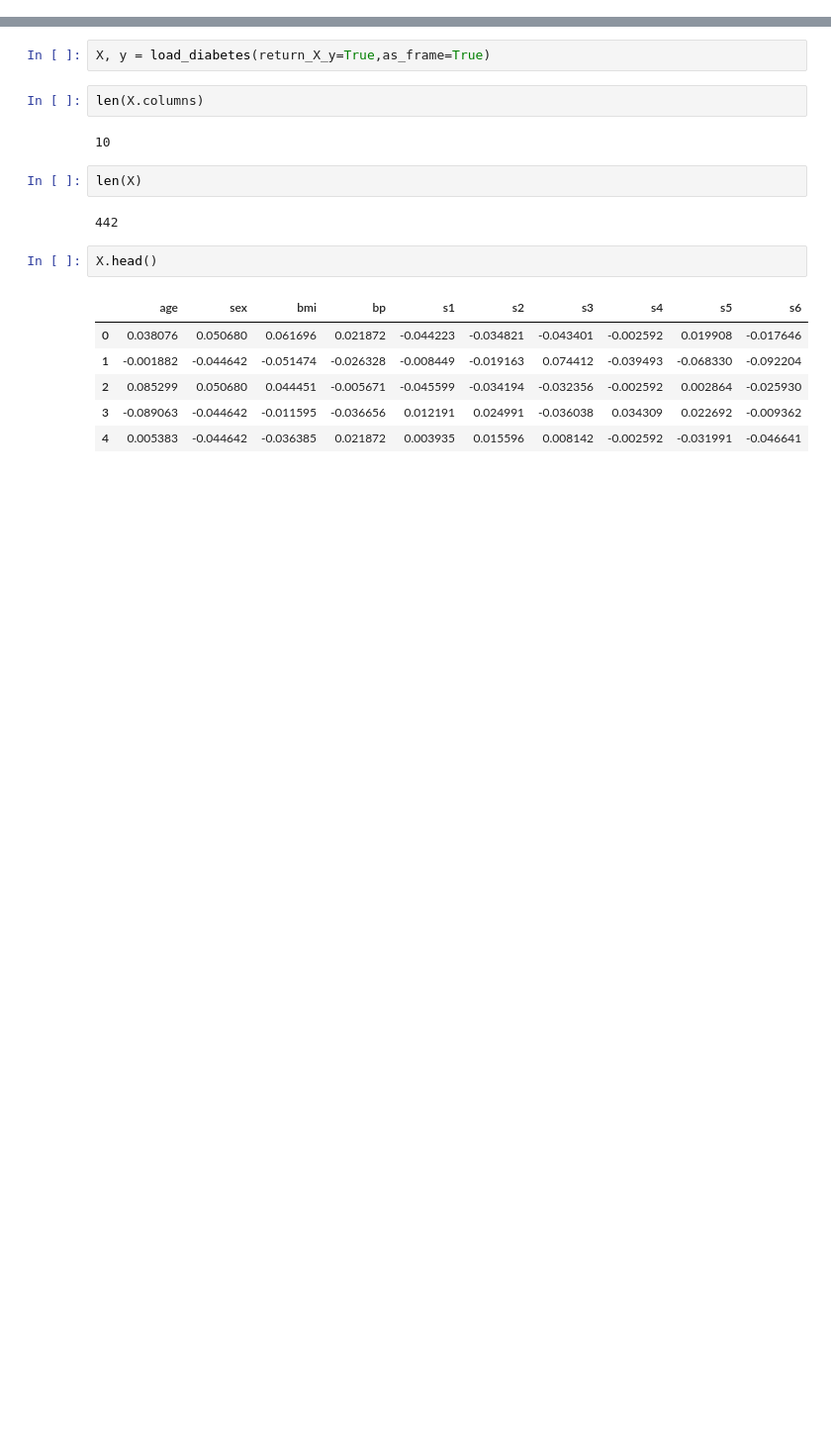
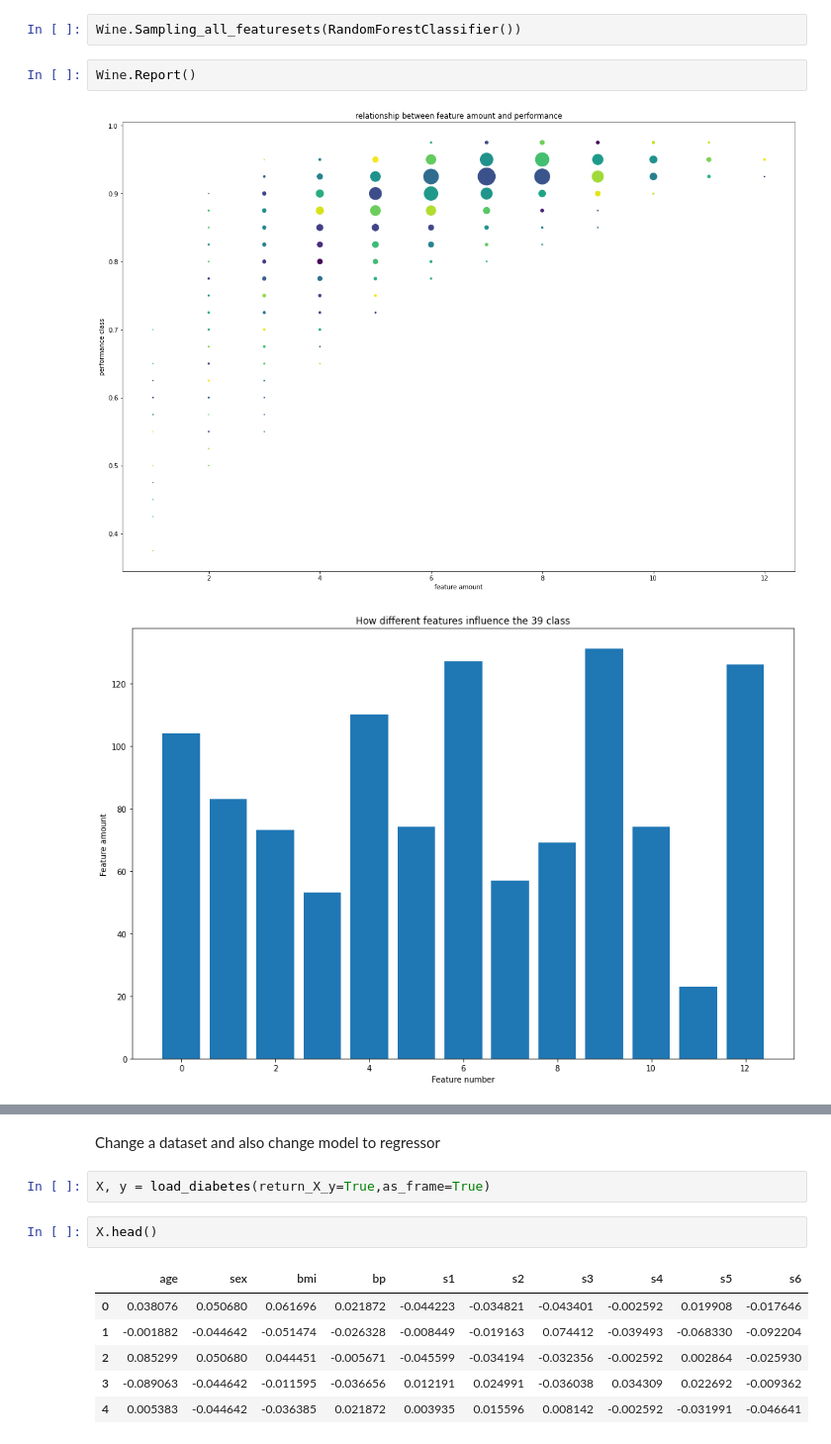
Before and after one commit to zhaopeng-lee/FeatureSelectionProject, a Jupyter notebook: Experiment_on_feature_amount.ipynb, the cells around one changed output, grey strips where cells are left out. Shown at 99% size. Drawn from its saved outputs; the diff is of its cells as text; blank space fills up the shorter version.

```diff
--- a/Experiment_on_feature_amount.ipynb
+++ b/Experiment_on_feature_amount.ipynb
@@ -6,0 +55,7 @@ import matplotlib.pylab as plt
+# %%
+Wine.Sampling_all_featuresets(RandomForestClassifier())
+# %%
+Wine.Report()
+# %% [output]
+[figure, added]
+[figure, added]
@@ -7,13 +65,7 @@ import matplotlib.pylab as plt
+# %% [markdown]
+Change a dataset and also change model to regressor
 # %%
 X, y = load_diabetes(return_X_y=True,as_frame=True)
-# %%
-len(X.columns)
-# %% [output]
-10
-# %%
-len(X)
-# %% [output]
-442
 # %%
 X.head()
 # %% [output]
```
Also changed, not shown: parts of 33 cells of this notebook.
